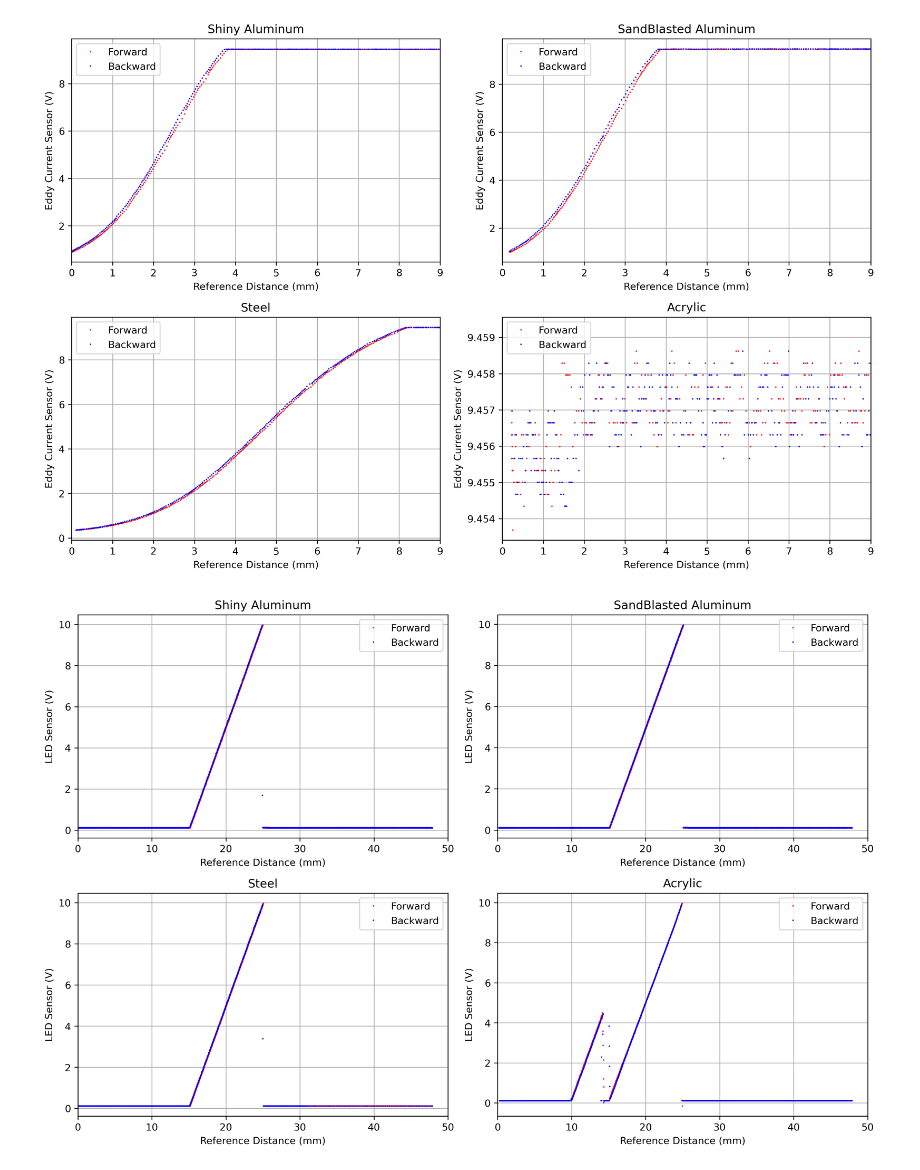
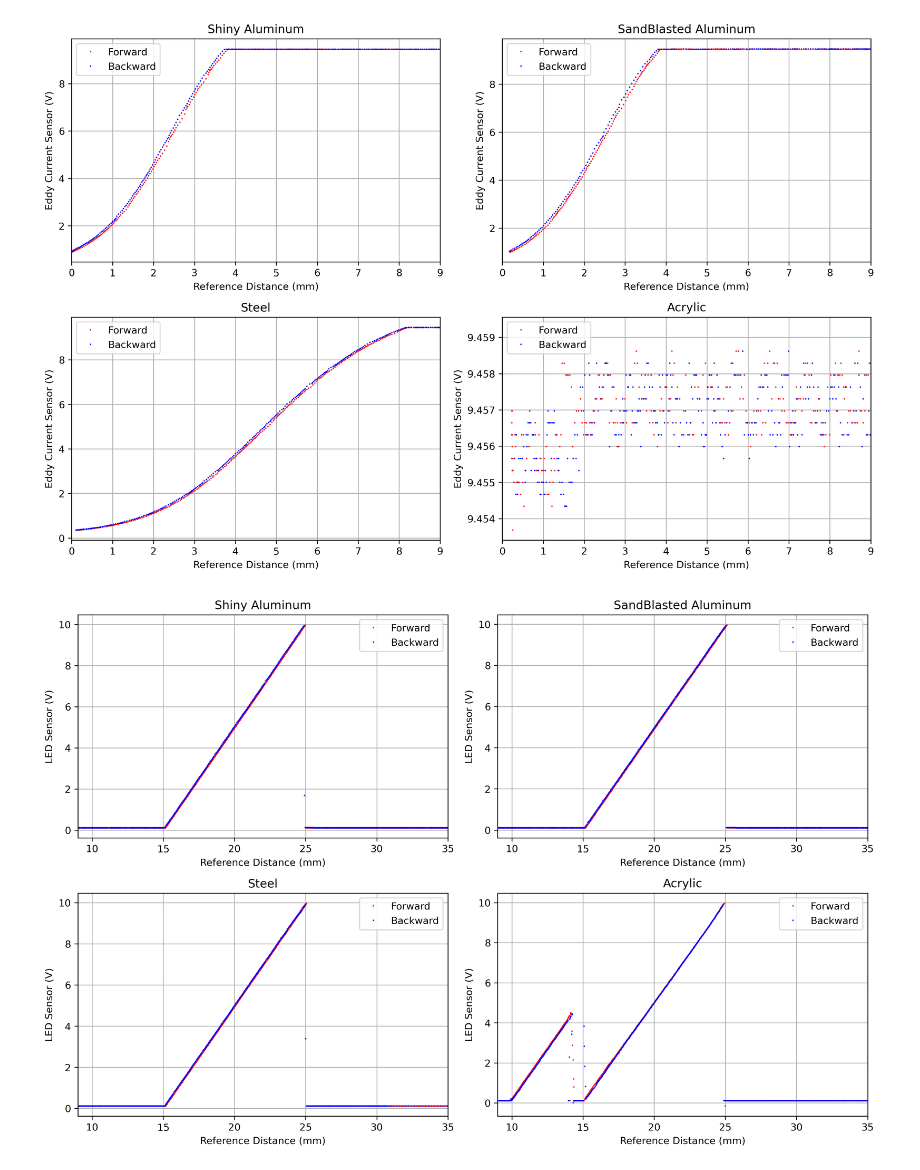
Before and after one commit to Koi199/MECH-420-scripts, a Jupyter notebook: Lab1 Data/MECH420LabReport_1.ipynb, the cells around one changed output. Saved outputs shown, nothing was run; the diff lists cells and outputs as text; code cells hidden in the pictures.

Commit message:
Final Graphs

```diff
--- a/Lab1 Data/MECH420LabReport_1.ipynb
+++ b/Lab1 Data/MECH420LabReport_1.ipynb
@@ -226,7 +226,7 @@ plt.show()
 fig, axs = plt.subplots(2, 2, figsize=(12, 8), dpi=300)  # 2 rows, 2 columns
 
 # Define the range for the x-axis (for example, between 0 and 25)
-x_min, x_max = 0, 50
+x_min, x_max = 9, 35
 
 # Plot for Shiny Aluminum
 axs[0, 0].plot(Al_shinyforward['Reference Distance (mm)'], Al_shinyforward['LED Sensor (V)'], 'o', color='r', markersize=0.5, label='Forward')
@@ -244,31 +244,31 @@ axs[0, 1].plot(Al_sandbackward['Reference Distance (mm)'], Al_sandbackward['LED
 axs[0, 1].set_title('SandBlasted Aluminum')
 axs[0, 1].set_xlabel('Reference Distance (mm)')
 axs[0, 1].set_ylabel('LED Sensor (V)')
 axs[0, 1].set_xlim([x_min, x_max])  # Restrict x-axis range
 axs[0, 1].legend()
 axs[0, 1].grid(True)
 
 # Plot for Steel
 axs[1, 0].plot(Steelforward['Reference Distance (mm)'], Steelforward['LED Sensor (V)'], 'o', color='r', markersize=0.5, label='Forward')
 axs[1, 0].plot(Steelbackward['Reference Distance (mm)'], Steelbackward['LED Sensor (V)'], 'o', color='b', markersize=0.5, label='Backward')
 axs[1, 0].set_title('Steel')
 axs[1, 0].set_xlabel('Reference Distance (mm)')
 axs[1, 0].set_ylabel('LED Sensor (V)')
 axs[1, 0].set_xlim([x_min, x_max])  # Restrict x-axis range
 axs[1, 0].legend()
 axs[1, 0].grid(True)
 
 # Plot for Acrylic
 axs[1, 1].plot(Acrylicforward['Reference Distance (mm)'], Acrylicforward['LED Sensor (V)'], 'o', color='r', markersize=0.5, label='Forward')
 axs[1, 1].plot(Acrylicbackward['Reference Distance (mm)'], Acrylicbackward['LED Sensor (V)'], 'o', color='b', markersize=0.5, label='Backward')
 axs[1, 1].set_title('Acrylic')
 axs[1, 1].set_xlabel('Reference Distance (mm)')
 axs[1, 1].set_ylabel('LED Sensor (V)')
 axs[1, 1].set_xlim([x_min, x_max])  # Restrict x-axis range
 axs[1, 1].legend()
 axs[1, 1].grid(True)
 
 plt.tight_layout()  # Adjust subplots to fit into figure area.
 plt.show()
 # %% [output]
-[figure, old version]
+[figure, new version]
```
Also changed, not shown: parts of 4 cells of this notebook.
